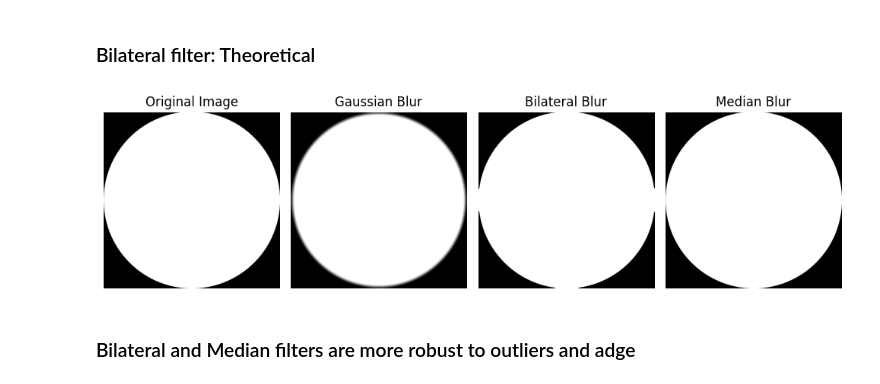
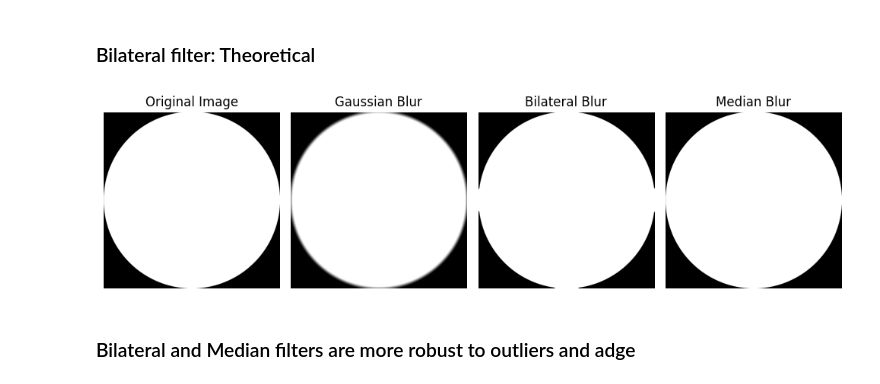
Before and after one commit to York-Citynew/image_filtering, a Jupyter notebook: image_filtering.ipynb, the cells around one changed output. Drawn from its saved outputs; the diff is of its cells as text; code cells hidden in the pictures.

```diff
--- a/image_filtering.ipynb
+++ b/image_filtering.ipynb
@@ -174,28 +168,28 @@ interactive(children=(IntSlider(value=3, description='Kernel Size:', max=33, min
 # %%
 kernel_size = 41
 n = 2000
 r = n // 2
 y, x = np.ogrid[:n, :n]
 circle = ((x - r)**2 + (y - r)**2 <= r**2).astype(np.uint8)
-g_blur = sp.signal.correlate2d(circle, np.ones((kernel_size,kernel_size))/kernel_size**2)
+g_blur = sp.signal.correlate2d(circle, np.ones((kernel_size,kernel_size))/kernel_size**2,'same')
 b_blur = bilateralFilter(circle, kernel_size,5,25)
 m_blur = sp.signal.medfilt2d(circle, kernel_size)
 _, (ax1, ax2, ax3, ax4) = plt.subplots(1, 4, figsize=(10,40))
 ax1.imshow(circle,'gray')
 ax1.set_title('Original Image')
 ax1.axis('off')
 ax2.imshow(g_blur,'gray')
 ax2.set_title('Gaussian Blur')
 ax2.axis('off')
 ax3.imshow(b_blur,'gray')
 ax3.set_title('Bilateral Blur')
 ax3.axis('off')
 ax4.imshow(m_blur,'gray')
 ax4.set_title('Median Blur')
 ax4.axis('off')
 plt.tight_layout()
 plt.show()
 # %% [output]
-[figure, old version]
+[figure, new version]
 # %% [markdown]
 ### Bilateral and Median filters are more robust to outliers and adge
```
Also changed, not shown: parts of 1 cell of this notebook.
